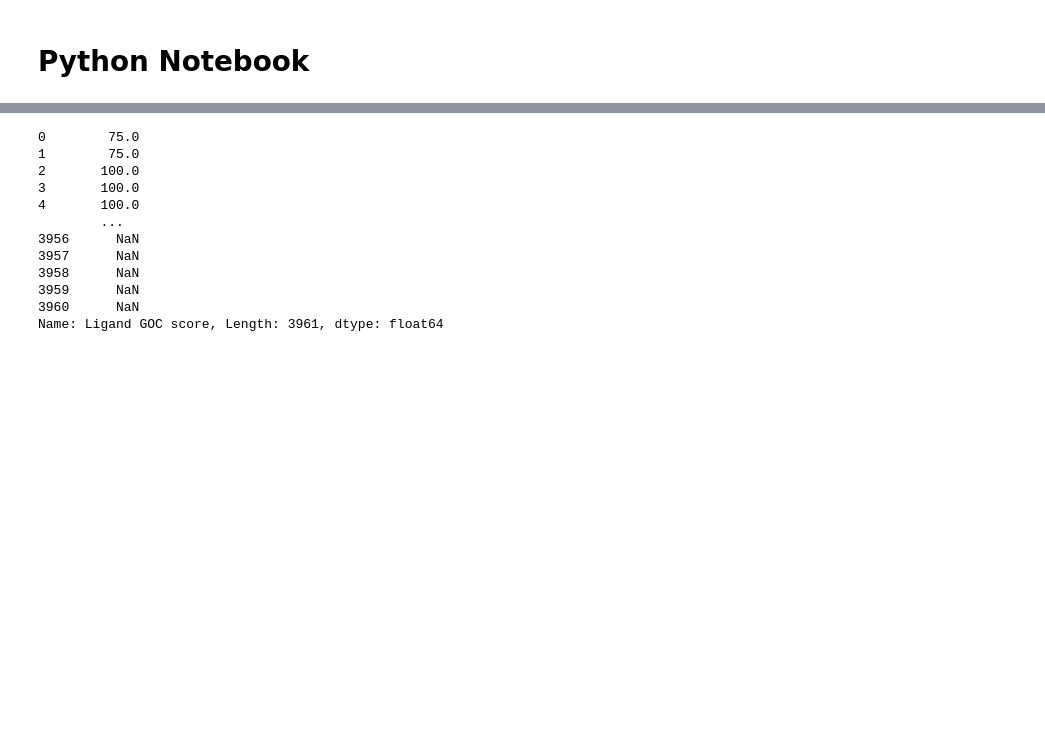
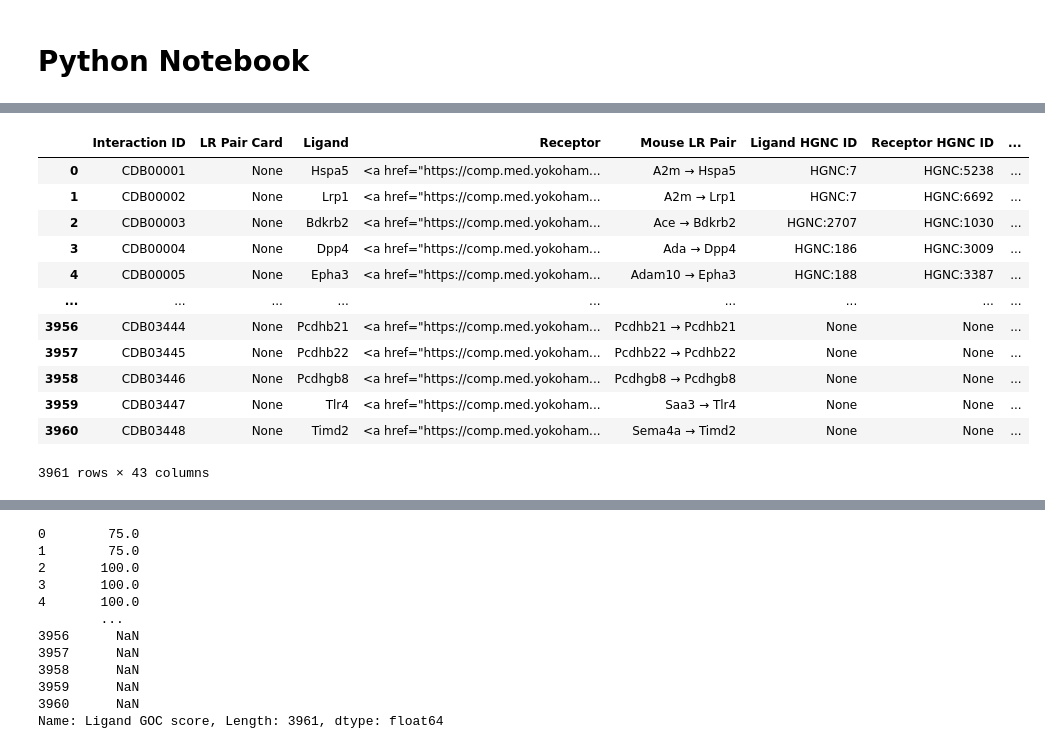
Before and after one commit to bioinfo-YCU/ConnectomeDB, a Jupyter notebook: Python_test.ipynb, the cells around one changed output, grey strips where cells are left out. Cells and saved outputs as stored; diff of their text form; code cells hidden in the pictures; blank space fills up the shorter version.

```diff
--- a/Python_test.ipynb
+++ b/Python_test.ipynb
@@ -1148,0 +232,2 @@ Total orthologous pairs: 20805
+# %%
+mousebioM_df= mousebioM_df[["mmusculus_homolog_ensembl_gene", "ensembl_gene_id"]]
@@ -1148,0 +533,39 @@ Total orthologous pairs: 20805
+# %%
+# Step 0: Add row ID again if not already there
+if "orig_row" not in mouse_gene_pair1.columns:
+    mouse_gene_pair1 = mouse_gene_pair1.reset_index(drop=False).rename(columns={"index": "orig_row"})
+
+# Step 1: Add prefix to df_merged for receptor
+df_receptor = df_merged.add_prefix("Receptor_")
+
+# Step 2: Merge on Human Receptor Ensembl ID
+receptor_merge = mouse_gene_pair1.merge(
+    df_receptor,
+    left_on="Human Receptor Ensembl ID",
+    right_on="Receptor_human_ensembl_gene_id",
+    how="left",
+    suffixes=('', '_dup')
+)
+
+# Step 3: Resolve best match per row using mouse Ensembl ID
+def resolve_receptor_per_row(group):
+    match = group[group["Receptor_mouse_ensembl_gene_id"] == group["Receptor Ensembl ID"]]
+    if len(match) == 1:
+        return match
+    elif len(match) > 1:
+        return match.iloc[[0]]
+    elif len(group) > 0:
+        return group.iloc[[0]]
+    else:
+        return pd.DataFrame([group.iloc[0] * pd.NA])  # safe fallback
+
+# Step 4: Apply
+receptor_final = (
+    receptor_merge.groupby("orig_row", group_keys=False)
+    .apply(resolve_receptor_per_row)
+    .reset_index(drop=True)
+    .drop(columns=["orig_row"])
+)
+
+# Step 5: Check consistency
+assert len(receptor_final) == len(mouse_gene_pair1), f"Row mismatch: {len(receptor_final)} != {len(mouse_gene_pair1)}"
@@ -1148,0 +656,16 @@ Total orthologous pairs: 20805
+# %%
+final_result
+# %% [output]
+|  | Interaction ID | LR Pair Card | Ligand | Receptor | Mouse LR Pair | Ligand HGNC ID | Receptor HGNC ID | ... |
+| 0 | CDB00001 | None | Hspa5 | <a href="https://comp.med.yokoham... | A2m → Hspa5 | HGNC:7 | HGNC:5238 | ... |
+| 1 | CDB00002 | None | Lrp1 | <a href="https://comp.med.yokoham... | A2m → Lrp1 | HGNC:7 | HGNC:6692 | ... |
+| 2 | CDB00003 | None | Bdkrb2 | <a href="https://comp.med.yokoham... | Ace → Bdkrb2 | HGNC:2707 | HGNC:1030 | ... |
+| 3 | CDB00004 | None | Dpp4 | <a href="https://comp.med.yokoham... | Ada → Dpp4 | HGNC:186 | HGNC:3009 | ... |
+| 4 | CDB00005 | None | Epha3 | <a href="https://comp.med.yokoham... | Adam10 → Epha3 | HGNC:188 | HGNC:3387 | ... |
+| ... | ... | ... | ... | ... | ... | ... | ... | ... |
+| 3956 | CDB03444 | None | Pcdhb21 | <a href="https://comp.med.yokoham... | Pcdhb21 → Pcdhb21 | None | None | ... |
+| 3957 | CDB03445 | None | Pcdhb22 | <a href="https://comp.med.yokoham... | Pcdhb22 → Pcdhb22 | None | None | ... |
+| 3958 | CDB03446 | None | Pcdhgb8 | <a href="https://comp.med.yokoham... | Pcdhgb8 → Pcdhgb8 | None | None | ... |
+| 3959 | CDB03447 | None | Tlr4 | <a href="https://comp.med.yokoham... | Saa3 → Tlr4 | None | None | ... |
+| 3960 | CDB03448 | None | Timd2 | <a href="https://comp.med.yokoham... | Sema4a → Timd2 | None | None | ... |
+3961 rows × 43 columns
```
Also changed, not shown: parts of 46 cells of this notebook, 12 other files.
